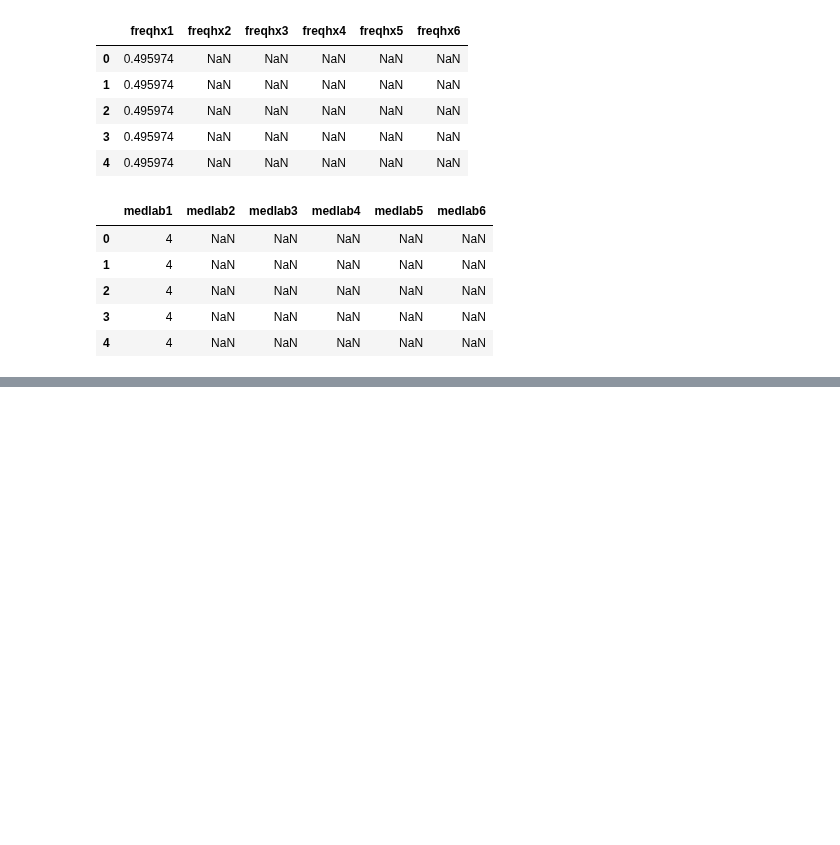
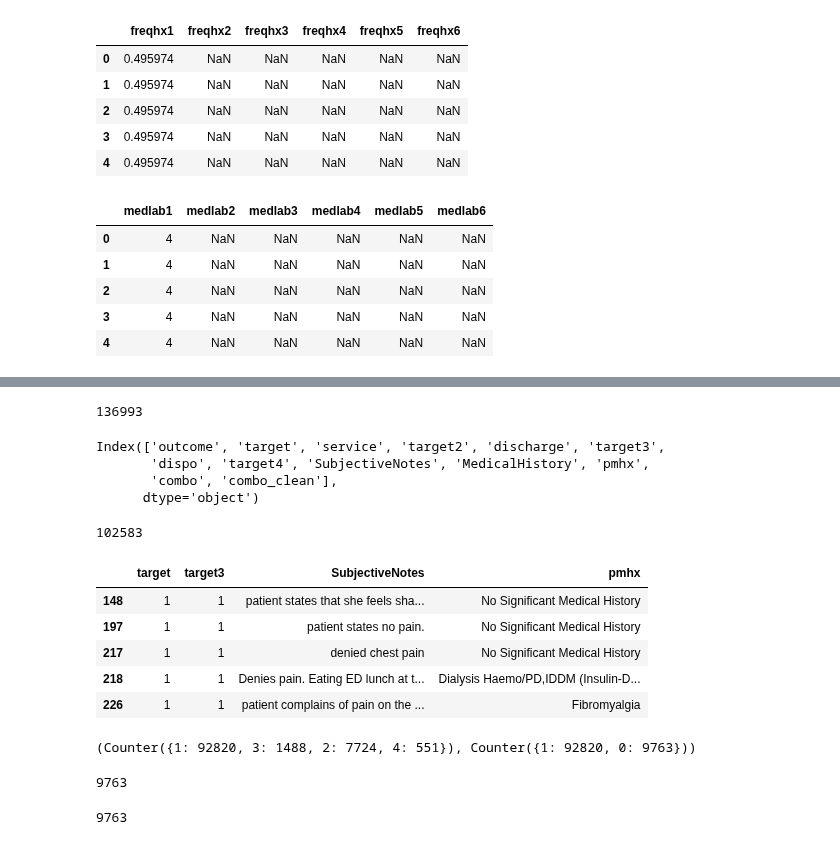
Before and after one commit to Jaskolk/ed-triage, a Jupyter notebook: data_preprocessing.ipynb, the cells around one changed output, grey strips where cells are left out. Saved outputs shown, nothing was run; the diff lists cells and outputs as text; code cells hidden in the pictures; blank space fills up the shorter version.

Commit message:
Update data_preprocessing.ipynb
made 2 balanced class dataframes and saved them

```diff
--- a/data_preprocessing.ipynb
+++ b/data_preprocessing.ipynb
@@ -747,0 +769,34 @@ medlab_df.to_csv(data_path + '/med_lab.csv')
+# %%
+df1 = pd.read_csv(data_path + '/targets.csv', index_col = 0)
+df2 = pd.read_csv(data_path + '/subj_data.csv', index_col = 0)
+data = pd.concat([df1,df2], axis = 1)
+len(data)
+# %% [output]
+136993
+# %%
+data.columns
+# %% [output]
+Index(['outcome', 'target', 'service', 'target2', 'discharge', 'target3',
+       'dispo', 'target4', 'SubjectiveNotes', 'MedicalHistory', 'pmhx',
+       'combo', 'combo_clean'],
+      dtype='object')
+# %%
+data = data[['target', 'target3', 'SubjectiveNotes', 'pmhx']]
+# %%
+data.dropna(inplace = True)
+len(data)
+# %% [output]
+102583
+# %%
+data.head()
+# %% [output]
+|  | target | target3 | SubjectiveNotes | pmhx |
+| 148 | 1 | 1 | patient states that she feels sha... | No Significant Medical History |
+| 197 | 1 | 1 | patient states no pain. | No Significant Medical History |
+| 217 | 1 | 1 | denied chest pain | No Significant Medical History |
+| 218 | 1 | 1 | Denies pain. Eating ED lunch at t... | Dialysis Haemo/PD,IDDM (Insulin-D... |
+| 226 | 1 | 1 | patient complains of pain on the ... | Fibromyalgia |
+# %%
+Counter(data.target), Counter(data.target3)
+# %% [output]
+(Counter({1: 92820, 3: 1488, 2: 7724, 4: 551}), Counter({1: 92820, 0: 9763}))
@@ -747,0 +806,9 @@ medlab_df.to_csv(data_path + '/med_lab.csv')
+# %%
+len(dc_df)
+# %% [output]
+9763
+# %%
+admit_df = data[data.target3 == 0]
+len(admit_df)
+# %% [output]
+9763
```
Also changed, not shown: parts of 13 cells of this notebook.
